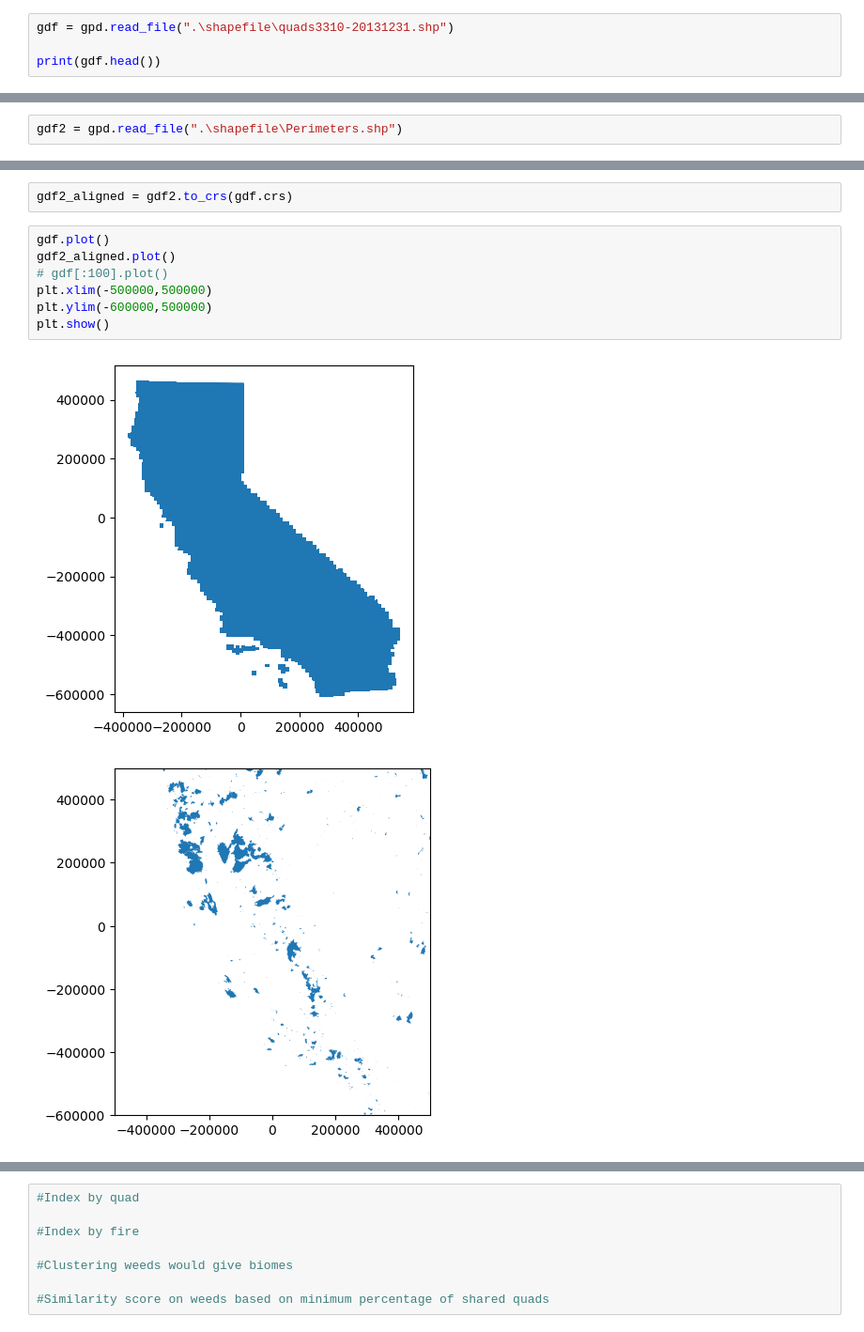
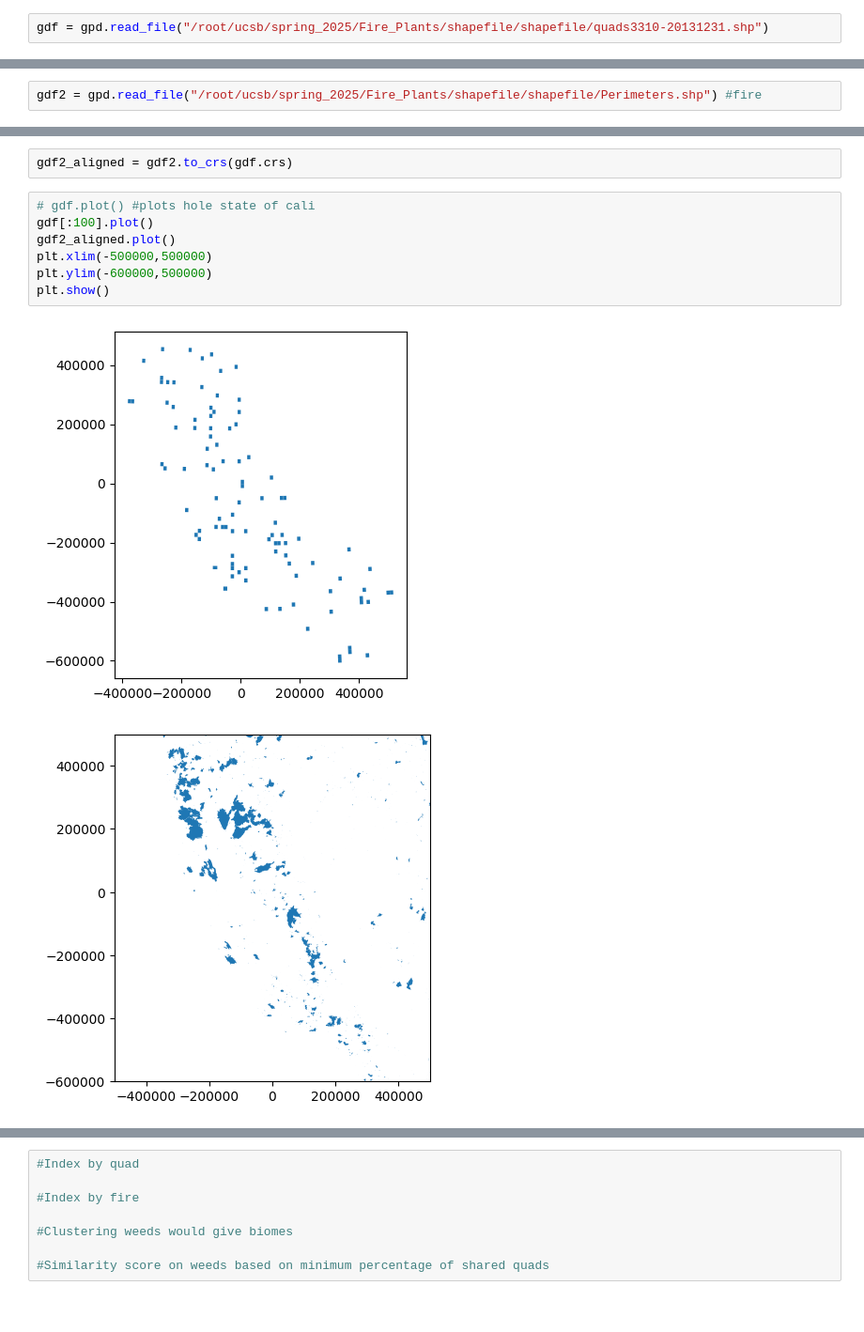
Before and after one commit to Ljosha/Fire_Plants, a Jupyter notebook: test_shapefile.ipynb, the cells around one changed output, grey strips where cells are left out. Shown at 94% size. Drawn from its saved outputs; the diff is of its cells as text.

```diff
--- a/test_shapefile.ipynb
+++ b/test_shapefile.ipynb
@@ -3,6 +3,4 @@ import geopandas as gpd
 import numpy as np
 import matplotlib.pyplot as plt
 # %%
-gdf = gpd.read_file(".\shapefile\quads3310-20131231.shp")
-
-print(gdf.head())
+gdf = gpd.read_file("/root/ucsb/spring_2025/Fire_Plants/shapefile/shapefile/quads3310-20131231.shp")
@@ -50,2 +105,2 @@ Error:
 # %%
-gdf2 = gpd.read_file(".\shapefile\Perimeters.shp")
+gdf2 = gpd.read_file("/root/ucsb/spring_2025/Fire_Plants/shapefile/shapefile/Perimeters.shp") #fire
@@ -56,12 +140,12 @@ Index(['geometry'], dtype='object')
 # %%
 gdf2_aligned = gdf2.to_crs(gdf.crs)
 # %%
-gdf.plot()
+# gdf.plot() #plots hole state of cali
+gdf[:100].plot()
 gdf2_aligned.plot()
-# gdf[:100].plot()
 plt.xlim(-500000,500000)
 plt.ylim(-600000,500000)
 plt.show()
 # %% [output]
-[figure, old version]
+[figure, new version]
 [figure]
```
Also changed, not shown: parts of 9 cells of this notebook.
